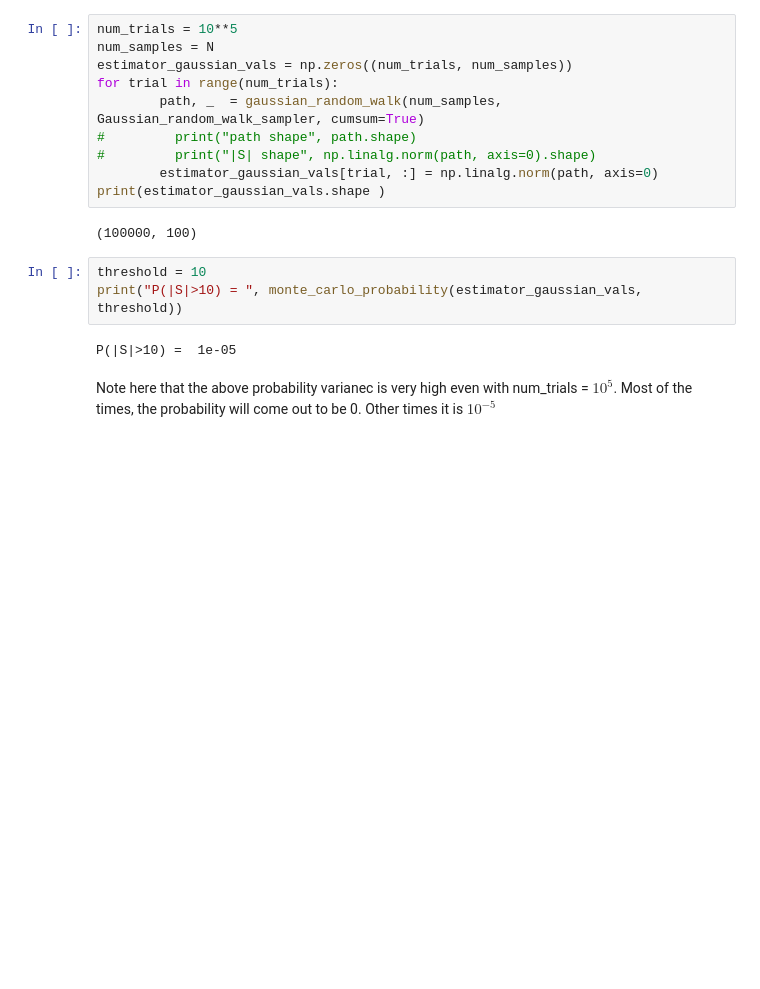
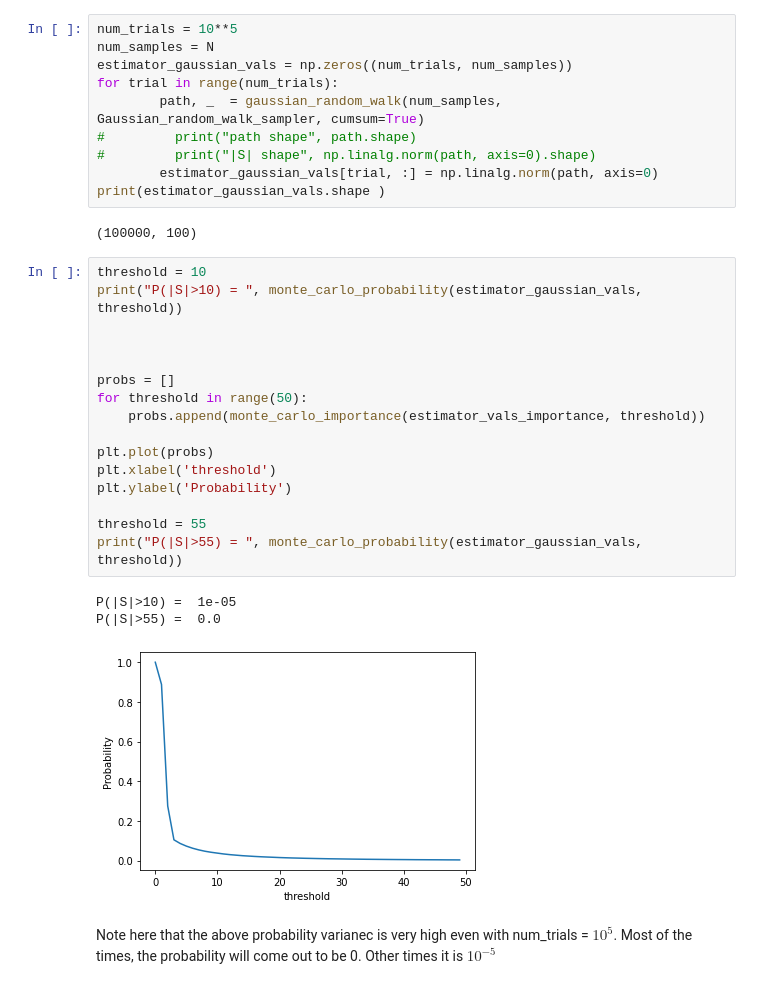
Before and after one commit to hardikparwana/aerosp567, a Jupyter notebook: Project 1_3.ipynb, the cells around one changed output. Saved outputs shown, nothing was run; the diff lists cells and outputs as text; blank space fills up the shorter version.

```diff
--- a/Project 1_3.ipynb
+++ b/Project 1_3.ipynb
@@ -334,8 +347,23 @@ print(estimator_gaussian_vals.shape )
 # %%
 threshold = 10
 print("P(|S|>10) = ", monte_carlo_probability(estimator_gaussian_vals, threshold))
+
+
+
+probs = []
+for threshold in range(50):
+    probs.append(monte_carlo_importance(estimator_vals_importance, threshold))
+
+plt.plot(probs)
+plt.xlabel('threshold')
+plt.ylabel('Probability')
+
+threshold = 55
+print("P(|S|>55) = ", monte_carlo_probability(estimator_gaussian_vals, threshold))
 # %% [output]
 P(|S|>10) =  1e-05
+P(|S|>55) =  0.0
+[figure, added]
 # %% [markdown]
 Note here that the above probability varianec is very high even with num_trials = $10^5$. Most of the times, the probability will come out to be 0. Other times it is $10^{-5}$
 # %%
```
Also changed, not shown: parts of 4 cells of this notebook.
